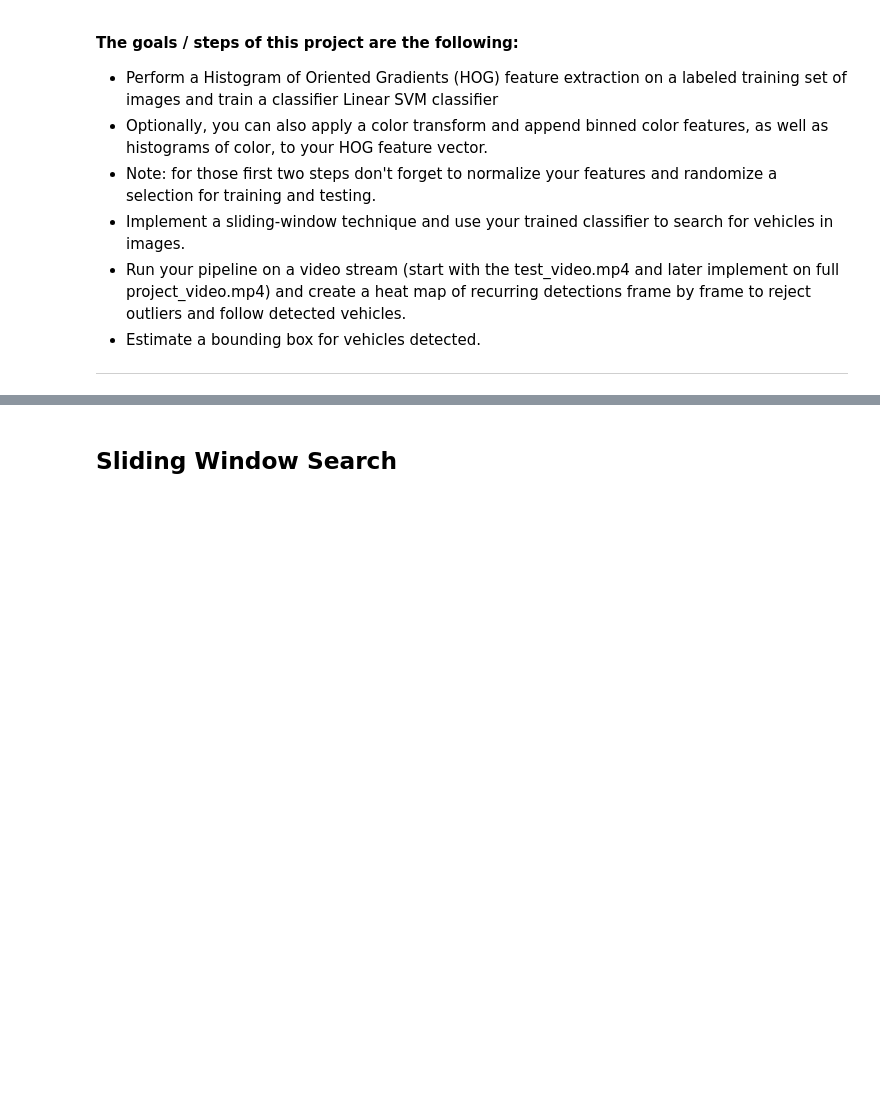
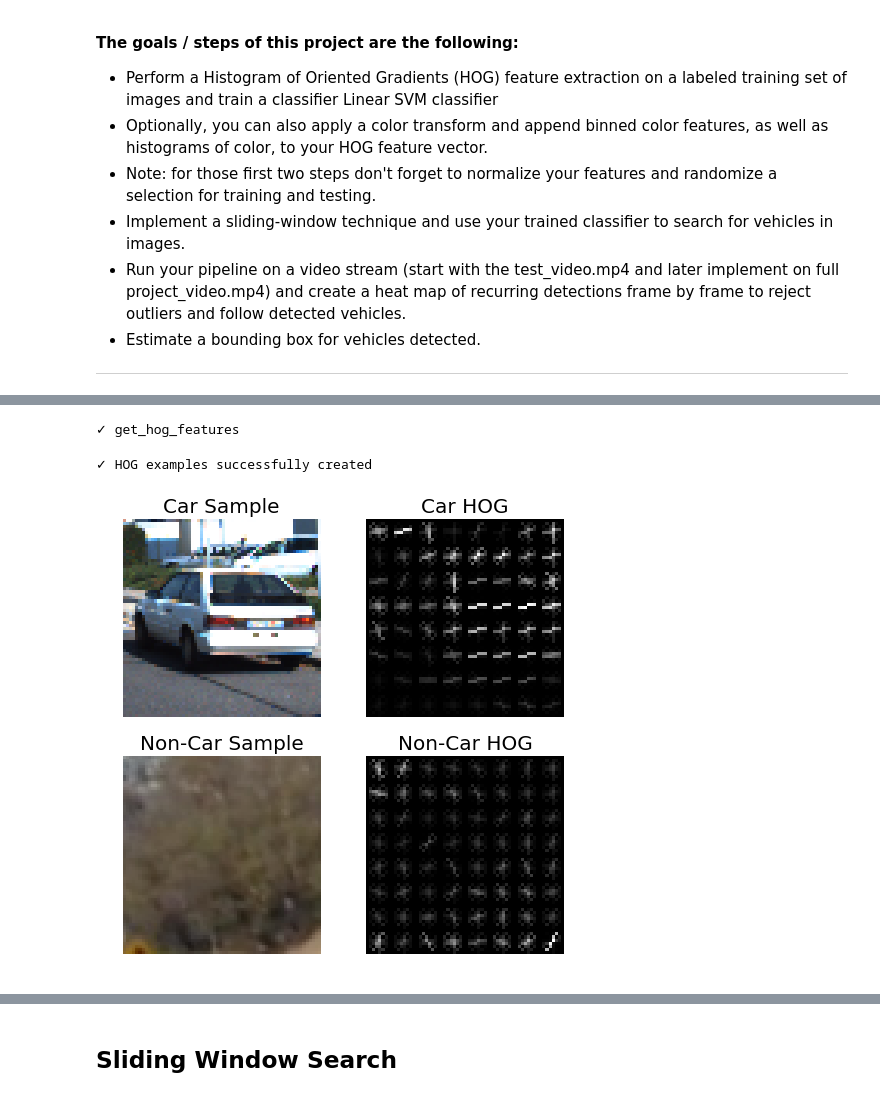
Before and after one commit to liangk7/CarND-Term1-Project5, a Jupyter notebook: imagePipeline.ipynb, the cells around one changed output, grey strips where cells are left out. Saved outputs shown, nothing was run; the diff lists cells and outputs as text; code cells hidden in the pictures; blank space fills up the shorter version.

```diff
--- a/imagePipeline.ipynb
+++ b/imagePipeline.ipynb
@@ -33,0 +95,51 @@ n_testImages = int(len(testImages))
+# %%
+# Define a function to return HOG features and visualization
+def get_hog_features(img, orient, pix_per_cell, cell_per_block,
+                        vis=False, feature_vec=True):
+    # Call with two outputs if vis==True
+    if vis == True:
+        features, hog_image = hog(img, orientations=orient,
+                                  pixels_per_cell=(pix_per_cell, pix_per_cell),
+                                  cells_per_block=(cell_per_block, cell_per_block),
+                                  transform_sqrt=False,
+                                  visualise=vis, feature_vector=feature_vec)
+        return features, hog_image
+    # Otherwise call with one output
+    else:
+        features = hog(img, orientations=orient,
+                       pixels_per_cell=(pix_per_cell, pix_per_cell),
+                       cells_per_block=(cell_per_block, cell_per_block),
+                       transform_sqrt=False,
+                       visualise=False, feature_vector=feature_vec)
+        return features
+
+print(u'\u2713', 'get_hog_features')
+# %% [output]
+✓ get_hog_features
+# %%
+# Perform HOG on sample images of car and noncar
+car_img = mpimg.imread(data_cars[np.random.randint(n_cars)])
+_, car_hog = get_hog_features(car_img[:,:,2], 9, 8, 8, vis=True, feature_vec=True)
+noncar_img = mpimg.imread(data_noncars[np.random.randint(n_noncars)])
+_, noncar_hog = get_hog_features(noncar_img[:,:,2], 9, 8, 8, vis=True, feature_vec=True)
+
+# Visualize comparison between raw image and HOG
+f, axs = plt.subplots(2, 2, figsize=(8, 8))
+axs = axs.ravel()
+axs[0].axis('off')
+axs[0].imshow(car_img)
+axs[0].set_title('Car Sample', fontsize=20)
+axs[1].axis('off')
+axs[1].imshow(car_hog, cmap='gray')
+axs[1].set_title('Car HOG', fontsize=20)
+axs[2].axis('off')
+axs[2].imshow(noncar_img)
+axs[2].set_title('Non-Car Sample', fontsize=20)
+axs[3].axis('off')
+axs[3].imshow(noncar_hog, cmap='gray')
+axs[3].set_title('Non-Car HOG', fontsize=20)
+
+print(u'\u2713', 'HOG examples successfully created')
+# %% [output]
+✓ HOG examples successfully created
+[figure, added]
```
Also changed, not shown: parts of 17 cells of this notebook, 7 other files.
